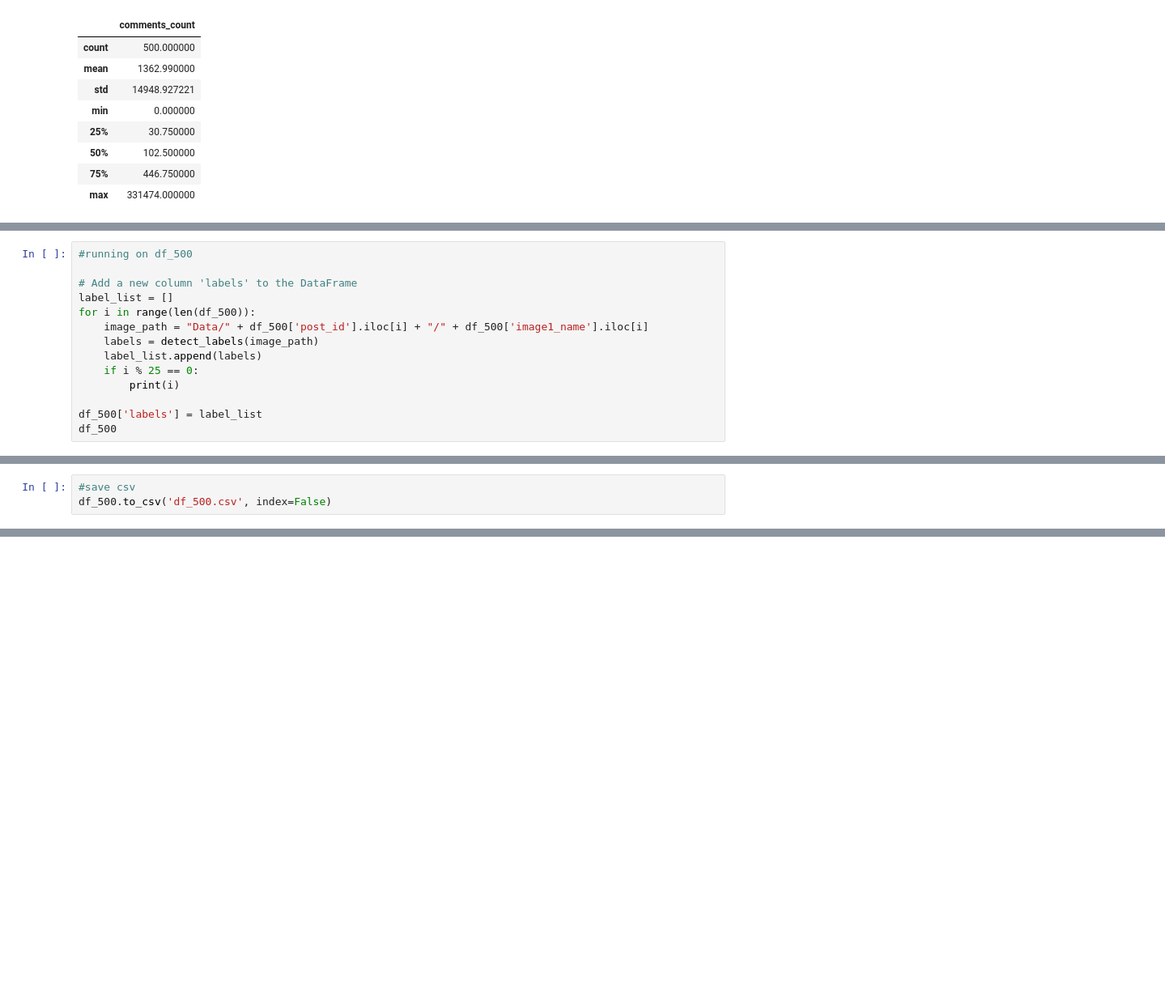
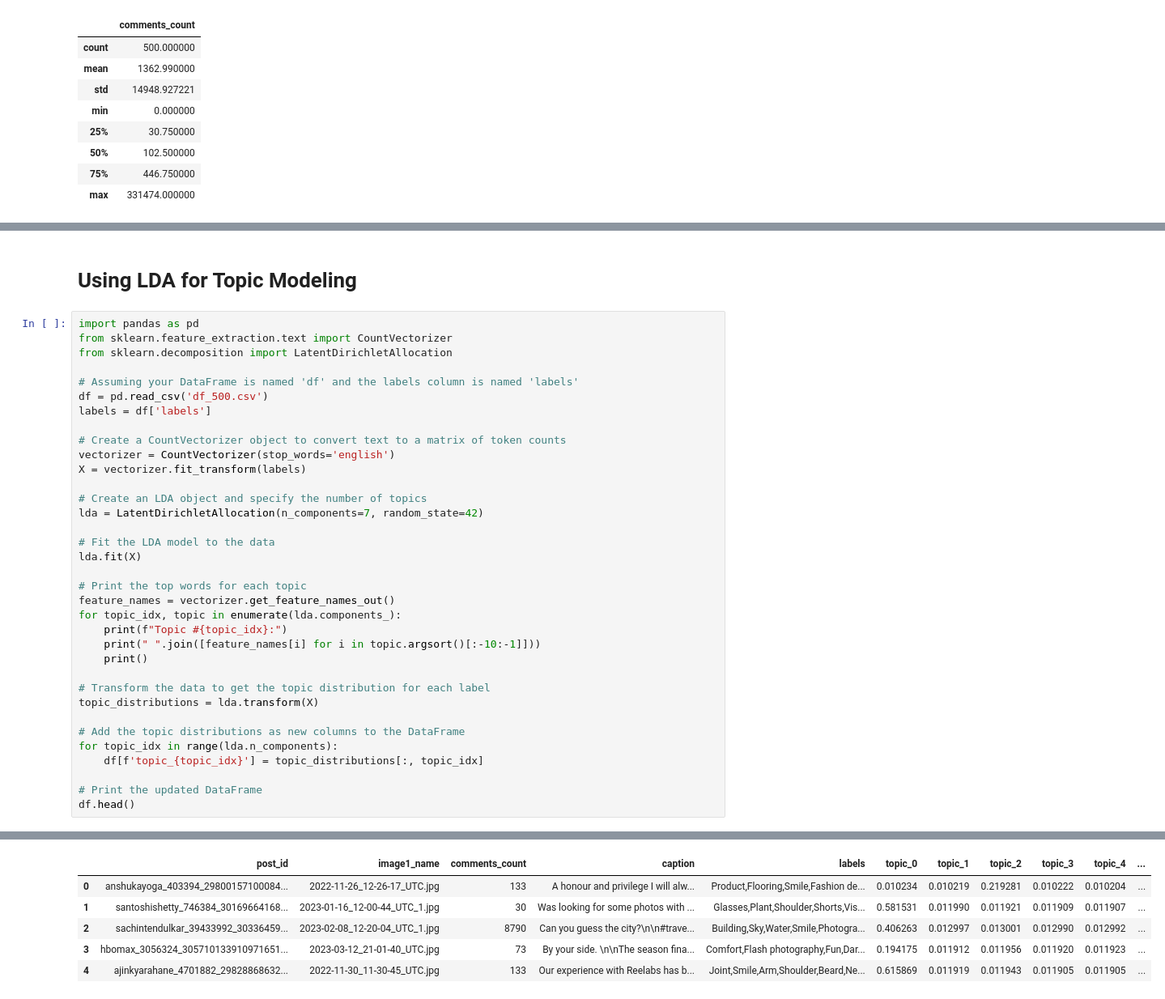
Before and after one commit to krishangupta33/topic-modeling-social-media-analytics, a Jupyter notebook: main.ipynb, the cells around one changed output, grey strips where cells are left out. Shown: that part at 81% size. Drawn from its saved outputs; the diff is of its cells as text; blank space fills up the shorter version.

```diff
--- a/main.ipynb
+++ b/main.ipynb
@@ -193,14 +187,0 @@ df_sample.to_csv('sample.csv', index=False)
-# %%
-#running on df_500
-
-# Add a new column 'labels' to the DataFrame
-label_list = []
-for i in range(len(df_500)):
-    image_path = "Data/" + df_500['post_id'].iloc[i] + "/" + df_500['image1_name'].iloc[i]
-    labels = detect_labels(image_path)
-    label_list.append(labels)
-    if i % 25 == 0:
-        print(i)
-
-df_500['labels'] = label_list
-df_500
@@ -241,3 +188,38 @@ df_500
-# %%
-#save csv
-df_500.to_csv('df_500.csv', index=False)
+# %% [markdown]
+# Using LDA for Topic Modeling
+# %%
+import pandas as pd
+from sklearn.feature_extraction.text import CountVectorizer
+from sklearn.decomposition import LatentDirichletAllocation
+
+# Assuming your DataFrame is named 'df' and the labels column is named 'labels'
+df = pd.read_csv('df_500.csv')
+labels = df['labels']
+
+# Create a CountVectorizer object to convert text to a matrix of token counts
+vectorizer = CountVectorizer(stop_words='english')
+X = vectorizer.fit_transform(labels)
+
+# Create an LDA object and specify the number of topics
+lda = LatentDirichletAllocation(n_components=7, random_state=42)
+
+# Fit the LDA model to the data
+lda.fit(X)
+
+# Print the top words for each topic
+feature_names = vectorizer.get_feature_names_out()
+for topic_idx, topic in enumerate(lda.components_):
+    print(f"Topic #{topic_idx}:")
+    print(" ".join([feature_names[i] for i in topic.argsort()[:-10:-1]]))
+    print()
+
+# Transform the data to get the topic distribution for each label
+topic_distributions = lda.transform(X)
+
+# Add the topic distributions as new columns to the DataFrame
+for topic_idx in range(lda.n_components):
+    df[f'topic_{topic_idx}'] = topic_distributions[:, topic_idx]
+
+# Print the updated DataFrame
+df.head()
+# %% [output]
@@ -243,0 +246,6 @@ df_500.to_csv('df_500.csv', index=False)
+|  | post_id | image1_name | comments_count | caption | labels | topic_0 | topic_1 | topic_2 | topic_3 | topic_4 | ... |
+| 0 | anshukayoga_403394_29800157100084... | 2022-11-26_12-26-17_UTC.jpg | 133 | A honour and privilege I will alw... | Product,Flooring,Smile,Fashion de... | 0.010234 | 0.010219 | 0.219281 | 0.010222 | 0.010204 | ... |
+| 1 | santoshishetty_746384_30169664168... | 2023-01-16_12-00-44_UTC_1.jpg | 30 | Was looking for some photos with ... | Glasses,Plant,Shoulder,Shorts,Vis... | 0.581531 | 0.011990 | 0.011921 | 0.011909 | 0.011907 | ... |
+| 2 | sachintendulkar_39433992_30336459... | 2023-02-08_12-20-04_UTC_1.jpg | 8790 | Can you guess the city?\n\n#trave... | Building,Sky,Water,Smile,Photogra... | 0.406263 | 0.012997 | 0.013001 | 0.012990 | 0.012992 | ... |
+| 3 | hbomax_3056324_305710133910971651... | 2023-03-12_21-01-40_UTC.jpg | 73 | By your side. \n\nThe season fina... | Comfort,Flash photography,Fun,Dar... | 0.194175 | 0.011912 | 0.011956 | 0.011920 | 0.011923 | ... |
+| 4 | ajinkyarahane_4701882_29828868632... | 2022-11-30_11-30-45_UTC.jpg | 133 | Our experience with Reelabs has b... | Joint,Smile,Arm,Shoulder,Beard,Ne... | 0.615869 | 0.011919 | 0.011943 | 0.011905 | 0.011905 | ... |
```
Also changed, not shown: parts of 27 cells of this notebook.
